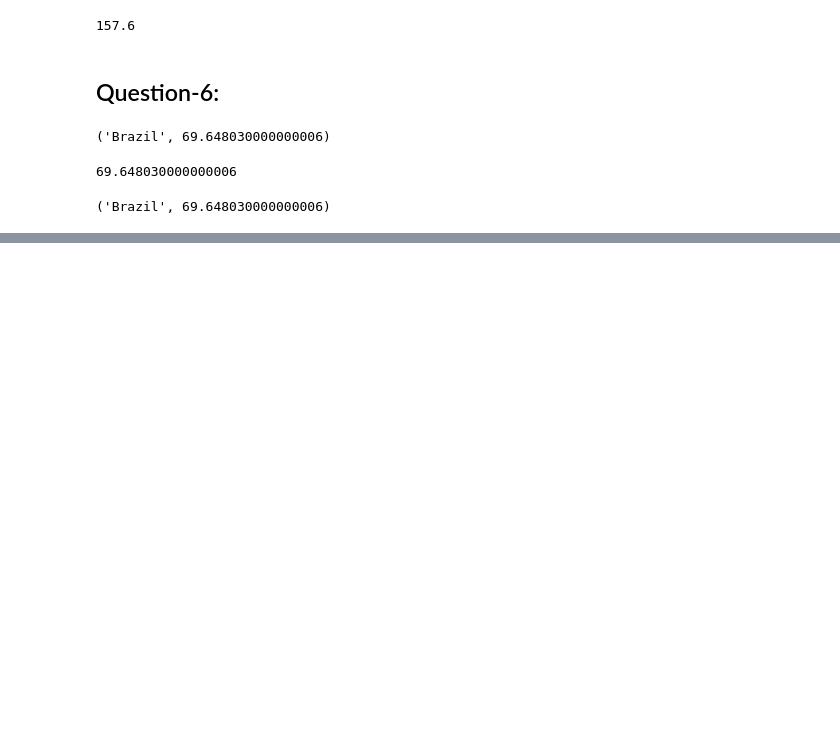
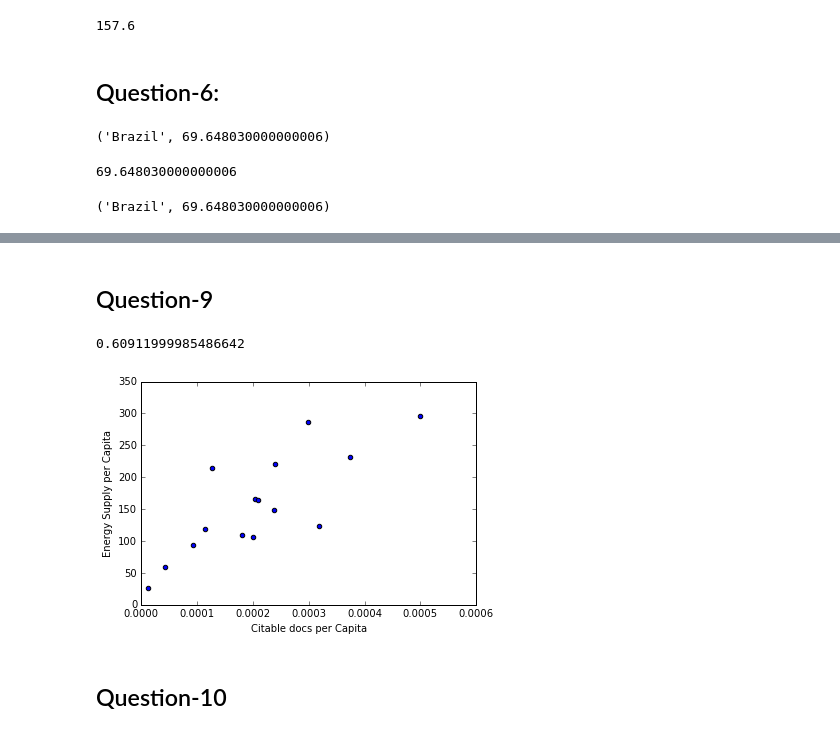
Before and after one commit to pradeepsathyamurthy/Online_Courses, a Jupyter notebook: Applied Data Science/HW3.ipynb, the cells around one changed output, grey strips where cells are left out. Drawn from its saved outputs; the diff is of its cells as text; code cells hidden in the pictures; blank space fills up the shorter version.

```diff
--- a/Applied Data Science/HW3.ipynb
+++ b/Applied Data Science/HW3.ipynb
@@ -489,0 +535,2 @@ np.max(q6['% Renewable'],axis=0)
+# %% [markdown]
+## Question-9
@@ -489,0 +546,16 @@ np.max(q6['% Renewable'],axis=0)
+# %%
+q9
+# %% [output]
+0.60911999985486642
+# %%
+def plot9():
+    Top15 = answer_one()
+    Top15['PopEst'] = Top15['Energy Supply'] / Top15['Energy Supply per Capita']
+    Top15['Citable docs per Capita'] = Top15['Citable documents'] / Top15['PopEst']
+    Top15.plot(x='Citable docs per Capita', y='Energy Supply per Capita', kind='scatter', xlim=[0, 0.0006])
+# %%
+plot9()
+# %% [output]
+[figure, added]
+# %% [markdown]
+## Question-10
```
Also changed, not shown: parts of 14 cells of this notebook.
